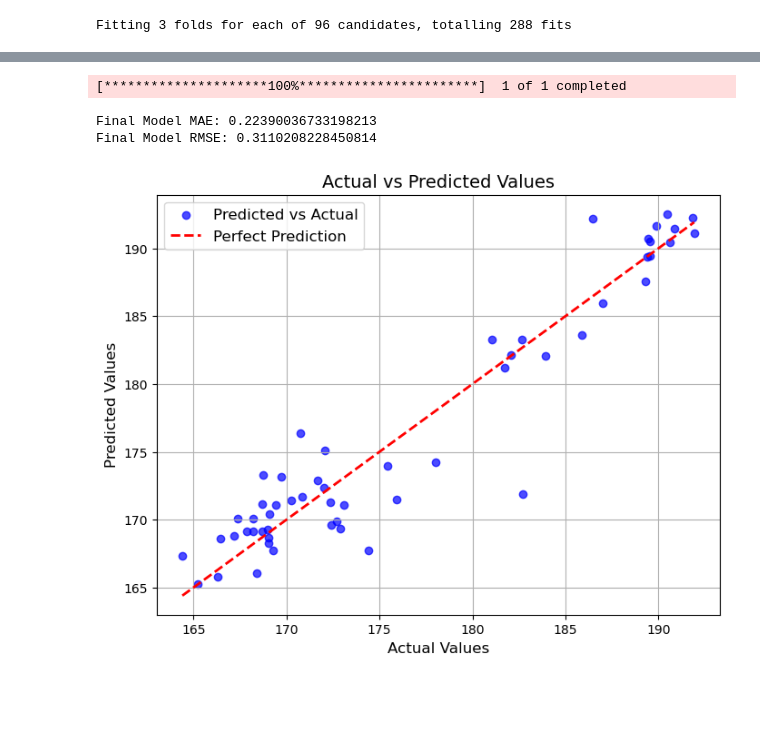
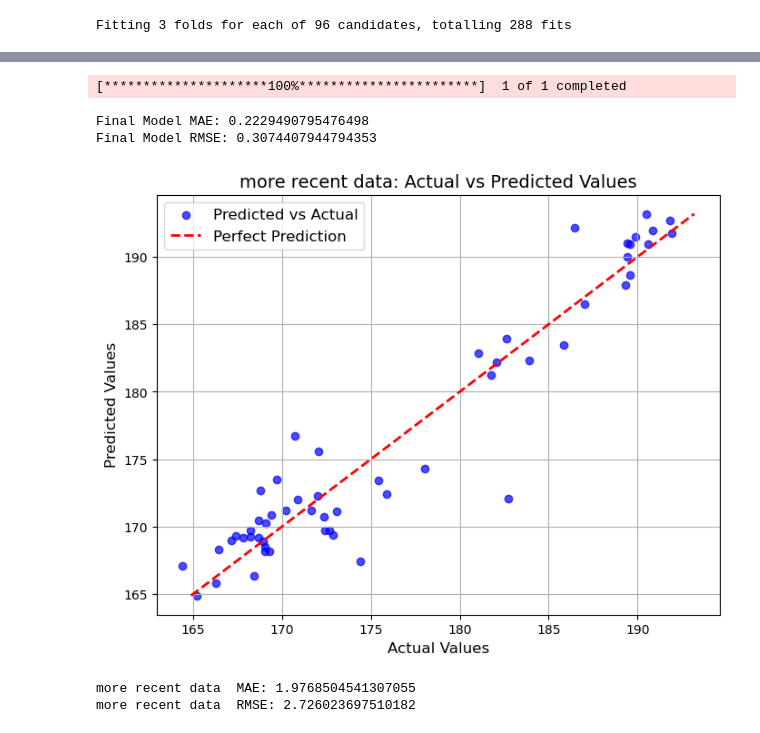
Before and after one commit to KERPalmer/university_final_year_project, a Jupyter notebook: supportVectorMachines.ipynb, the cells around one changed output, grey strips where cells are left out. Saved outputs shown, nothing was run; the diff lists cells and outputs as text; code cells hidden in the pictures; blank space fills up the shorter version.

```diff
--- a/supportVectorMachines.ipynb
+++ b/supportVectorMachines.ipynb
@@ -32,17 +41,0 @@ data.dropna(inplace=True)
-# %%
-#scale data
-scaler_X = StandardScaler()
-scaler_y = StandardScaler()
-
-X = data[['SMA_10', 'SMA_50', 'Price_Change']]
-X = data[['SMA_10', 'SMA_50', 'High', 'Close', 'Open', 'Low']]
-X_scaled = scaler_X.fit_transform(X)
-
-y = data['Target']
-y_scaled = scaler_y.fit_transform(y.to_frame())
-
-
-# Split data into training and testing sets
-X_train, X_test, y_train, y_test = train_test_split(X_scaled, y_scaled, test_size=0.2, random_state=42)
-
-print(f"Training samples: {len(X_train)}, Testing samples: {len(X_test)}")
@@ -68,12 +59,12 @@ grid_search = GridSearchCV(
     param_grid=param_grid,
     cv=3,                       # cross-validation
     scoring='neg_mean_absolute_error',         # Use mse as scoring
-    verbose=100,
+    verbose=1,
     n_jobs=-1                   # Use all available cores
 )
 
 # Perform grid search on training data
-grid_search.fit(X_train, y_train)
+grid_search.fit(X_train, Y_train)
 
 results_df = pd.DataFrame(grid_search.cv_results_)
 # %% [output]
@@ -136,42 +96,35 @@ Final Model RMSE: 0.03880767980563892
 # %%
 # trying to predict more recent ones
 stock = yf.Ticker('AAPL')
 data_to_predict = yf.download("AAPL", start="2024-01-01", end="2024-06-01")
 data_to_predict['SMA_10'] = data_to_predict['Close'].rolling(window=10).mean()
 data_to_predict['SMA_50'] = data_to_predict['Close'].rolling(window=50).mean()
 data_to_predict['Price_Change'] = data_to_predict['Close'].pct_change()
 data_to_predict['Target'] = data_to_predict['Close'].shift(-1)
 data_to_predict.dropna(inplace=True)
 
-X = data_to_predict[['SMA_10', 'SMA_50', 'High', 'Close', 'Open', 'Low']]
+X = data_to_predict[['SMA_10', 'SMA_50','Price_Change', 'High', 'Close', 'Open', 'Low']]
 Y = data_to_predict['Target']
 
 X_scaled = scaler_X.fit_transform(X)
-Y_scaled = scaler_y.fit_transform(Y.to_frame())
+Y_scaled = scaler_Y.fit_transform(Y.to_frame())
 
 final_predictions = final_model.predict(X_scaled)
 
-inverse_scaled_prediction = scaler_y.inverse_transform(final_predictions.reshape(-1, 1))
+inverse_scaled_prediction = scaler_Y.inverse_transform(final_predictions.reshape(-1, 1))
 
 mae = mean_absolute_error(Y_scaled, final_predictions)
 mse = mean_squared_error(Y_scaled, final_predictions)
 rmse = np.sqrt(mse)
 
 print(f"Final Model MAE: {mae}")
 print(f"Final Model RMSE: {rmse}")
 
-# Visualize Predictions vs. Actual Outcomes
-plt.figure(figsize=(8, 6))
-plt.scatter(Y, inverse_scaled_prediction, alpha=0.7, color='b', label='Predicted vs Actual')
-plt.plot([Y.min(), Y.max()], [Y.min(), Y.max()], 'r--', lw=2, label='Perfect Prediction')  # Diagonal line
-plt.title('Actual vs Predicted Values', fontsize=14)
-plt.xlabel('Actual Values', fontsize=12)
-plt.ylabel('Predicted Values', fontsize=12)
-plt.legend(fontsize=12)
-plt.grid(True)
-plt.show()
+graph_normal(inverse_scaled_prediction, Y, "more recent data")
 # %% [output]
 [*********************100%***********************]  1 of 1 completed
-Final Model MAE: 0.22390036733198213
-Final Model RMSE: 0.3110208228450814
+Final Model MAE: 0.2229490795476498
+Final Model RMSE: 0.3074407944794353
-[figure, old version]
+[figure, new version]
+more recent data  MAE: 1.9768504541307055
+more recent data  RMSE: 2.726023697510182
```
Also changed, not shown: parts of 7 cells of this notebook, 9 other files.
